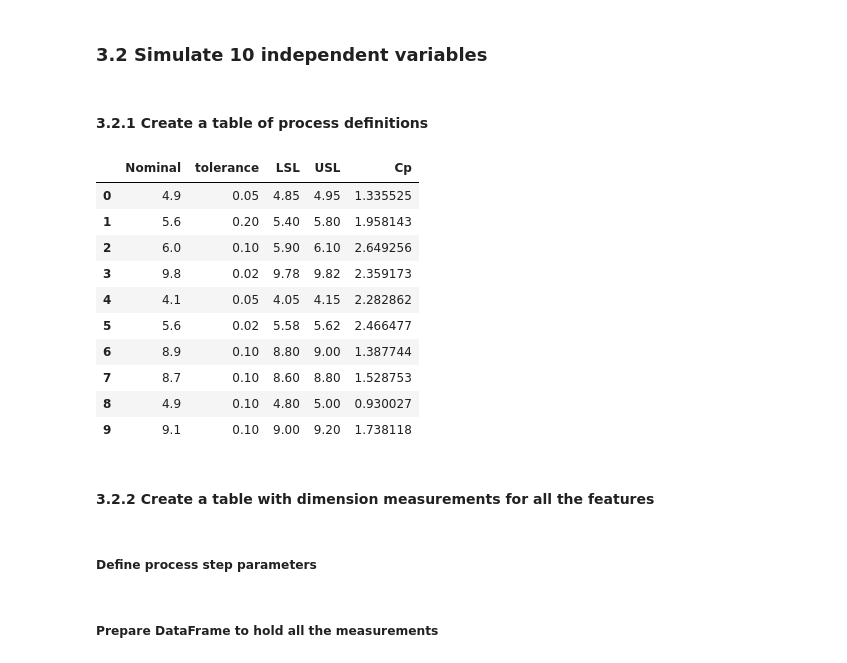
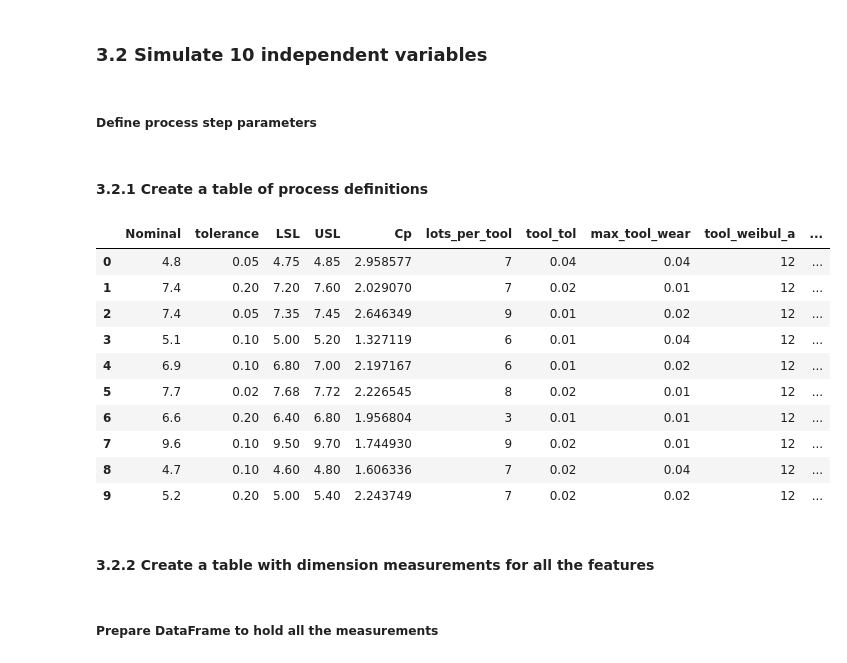
Before and after one commit to przemekbil/PfDA_2021_project, a Jupyter notebook: Project.ipynb, the cells around one changed output. Drawn from its saved outputs; the diff is of its cells as text; code cells hidden in the pictures.

```diff
--- a/Project.ipynb
+++ b/Project.ipynb
@@ -525,3 +525,5 @@ o = xmr(dim1.loc[:,'measured'])
 # %% [markdown]
 <a id="par3.1"></a>
 ### 3.2 Simulate 10 independent variables
+# %% [markdown]
+##### Define process step parameters
@@ -530,33 +541,51 @@ o = xmr(dim1.loc[:,'measured'])
 # %%
 # Create a table of 10 process definitions:
 # Number of independent variables to be simulated:
 n_dim = 10
 
 # list of typical tolerances used in manufacturing process and their typical frequency of use
 tol_array = [0.02, 0.05, 0.10, 0.20]
 tol_freq =  [0.10, 0.20, 0.50, 0.20]
 
 dim_def = pd.DataFrame({'Nominal': np.round(rng.uniform(3, 10, n_dim), 1) })
 dim_def['tolerance'] = rng.choice(tol_array, n_dim, p=tol_freq )
 dim_def['LSL'] = dim_def['Nominal']-dim_def['tolerance']
 dim_def['USL'] = dim_def['Nominal']+dim_def['tolerance']
 
 dim_def['Cp'] = rng.normal(2, 0.5, n_dim)
 
+# number of parts made by single tool will be pooled from natural numbers between 1 and 9:
+dim_def['lots_per_tool'] = rng.choice(range(1,10), n_dim)
+
+# tool lolerance will be randomly selected from th efollowing list:
+dim_def['tool_tol '] = rng.choice([0.01, 0.02, 0.04], n_dim)
+
+# max tool wear per tool
+dim_def['max_tool_wear'] = rng.choice([0.01, 0.02, 0.04], n_dim)
+
+
+
+
+
+# Tool failure probability from Webul distribution
+a = 12
+dim_def['tool_weibul_a'] = a
+dim_def['tool_weibul_loc'] = parts_in_lot * dim_def['lots_per_tool'] * 0.1
+dim_def['tool_weibul_scale'] = parts_in_lot * dim_def['lots_per_tool']
+dim_def['tool_failure_prob'] = weibull_min.cdf(parts_in_lot * dim_def['lots_per_tool'], a, loc=dim_def['tool_weibul_loc'], scale=dim_def['tool_weibul_scale'])
+
 dim_def
 # %% [output]
-|  | Nominal | tolerance | LSL | USL | Cp |
-| 0 | 4.9 | 0.05 | 4.85 | 4.95 | 1.335525 |
-| 1 | 5.6 | 0.20 | 5.40 | 5.80 | 1.958143 |
-| 2 | 6.0 | 0.10 | 5.90 | 6.10 | 2.649256 |
-| 3 | 9.8 | 0.02 | 9.78 | 9.82 | 2.359173 |
-| 4 | 4.1 | 0.05 | 4.05 | 4.15 | 2.282862 |
-| 5 | 5.6 | 0.02 | 5.58 | 5.62 | 2.466477 |
-| 6 | 8.9 | 0.10 | 8.80 | 9.00 | 1.387744 |
-| 7 | 8.7 | 0.10 | 8.60 | 8.80 | 1.528753 |
-| 8 | 4.9 | 0.10 | 4.80 | 5.00 | 0.930027 |
-| 9 | 9.1 | 0.10 | 9.00 | 9.20 | 1.738118 |
+|  | Nominal | tolerance | LSL | USL | Cp | lots_per_tool | tool_tol | max_tool_wear | tool_weibul_a | ... |
+| 0 | 4.8 | 0.05 | 4.75 | 4.85 | 2.958577 | 7 | 0.04 | 0.04 | 12 | ... |
+| 1 | 7.4 | 0.20 | 7.20 | 7.60 | 2.029070 | 7 | 0.02 | 0.01 | 12 | ... |
+| 2 | 7.4 | 0.05 | 7.35 | 7.45 | 2.646349 | 9 | 0.01 | 0.02 | 12 | ... |
+| 3 | 5.1 | 0.10 | 5.00 | 5.20 | 1.327119 | 6 | 0.01 | 0.04 | 12 | ... |
+| 4 | 6.9 | 0.10 | 6.80 | 7.00 | 2.197167 | 6 | 0.01 | 0.02 | 12 | ... |
+| 5 | 7.7 | 0.02 | 7.68 | 7.72 | 2.226545 | 8 | 0.02 | 0.01 | 12 | ... |
+| 6 | 6.6 | 0.20 | 6.40 | 6.80 | 1.956804 | 3 | 0.01 | 0.01 | 12 | ... |
+| 7 | 9.6 | 0.10 | 9.50 | 9.70 | 1.744930 | 9 | 0.02 | 0.01 | 12 | ... |
+| 8 | 4.7 | 0.10 | 4.60 | 4.80 | 1.606336 | 7 | 0.02 | 0.04 | 12 | ... |
+| 9 | 5.2 | 0.20 | 5.00 | 5.40 | 2.243749 | 7 | 0.02 | 0.02 | 12 | ... |
 # %% [markdown]
 ####  3.2.2 Create a table with dimension measurements for all the features
-# %% [markdown]
-##### Define process step parameters
```
Also changed, not shown: parts of 16 cells of this notebook.
